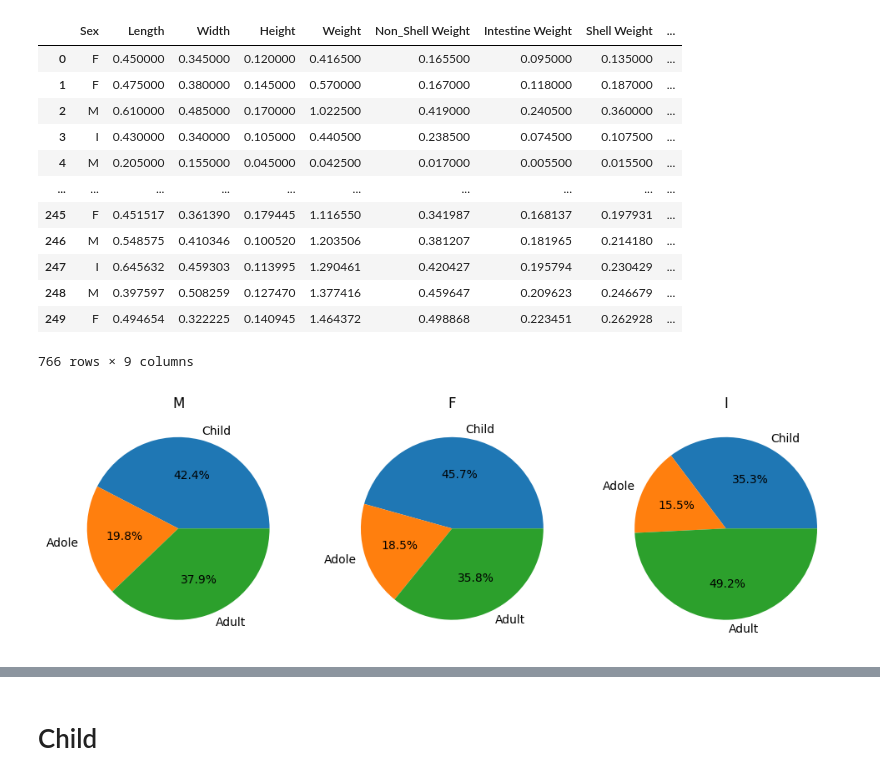
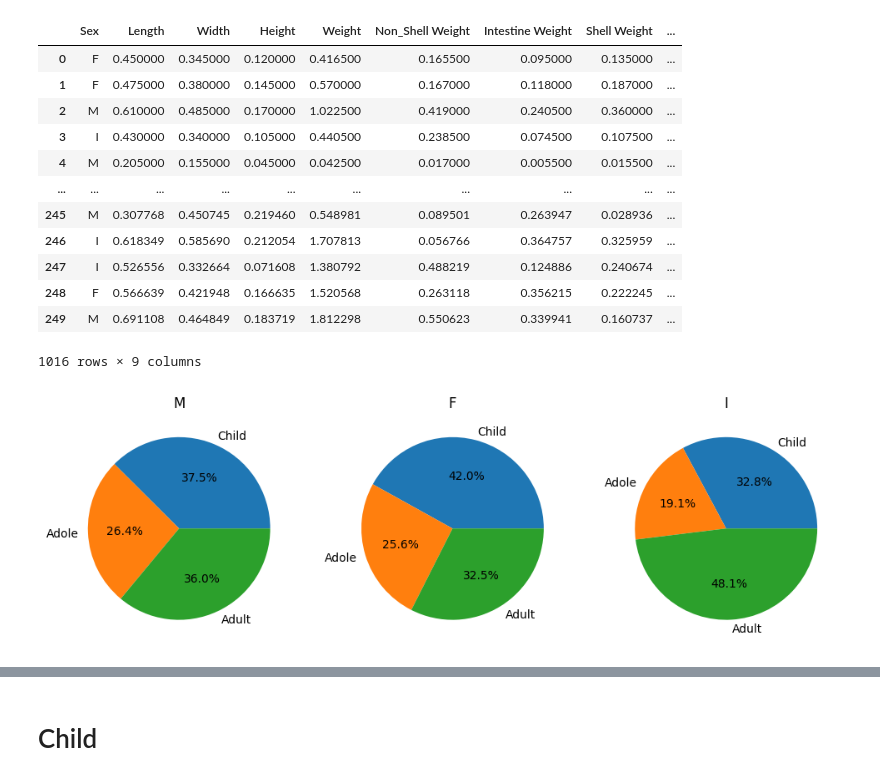
Before and after one commit to aalbayrak394/E2ML, a Jupyter notebook: notebooks/13_final_excercise/04_fourth_batch.ipynb, the cells around one changed output, grey strips where cells are left out. Drawn from its saved outputs; the diff is of its cells as text; code cells hidden in the pictures.

```diff
--- a/notebooks/13_final_excercise/04_fourth_batch.ipynb
+++ b/notebooks/13_final_excercise/04_fourth_batch.ipynb
@@ -5,26 +5,27 @@ import matplotlib.pyplot as plt
 # %%
 # Load new batch and concat with initial data
 batch_1 = pd.read_csv('../../data/batch1_albayrak_labels.csv')
 batch_2 = pd.read_csv('../../data/batch2_albayrak_labels.csv')
 batch_3 = pd.read_csv('../../data/batch3_albayrak_labels.csv')
+batch_4 = pd.read_csv('../../data/batch4_albayrak_labels.csv')
 initial_molluscs_data = pd.read_csv('../../data/initial_molluscs_data.csv')
-molluscs_df = pd.concat([initial_molluscs_data, batch_1, batch_2, batch_3])
+molluscs_df = pd.concat([initial_molluscs_data, batch_1, batch_2, batch_3, batch_4])
 
 molluscs_df
 # %% [output]
 |  | Sex | Length | Width | Height | Weight | Non_Shell Weight | Intestine Weight | Shell Weight | ... |
 | 0 | F | 0.450000 | 0.345000 | 0.120000 | 0.416500 | 0.165500 | 0.095000 | 0.135000 | ... |
 | 1 | F | 0.475000 | 0.380000 | 0.145000 | 0.570000 | 0.167000 | 0.118000 | 0.187000 | ... |
 | 2 | M | 0.610000 | 0.485000 | 0.170000 | 1.022500 | 0.419000 | 0.240500 | 0.360000 | ... |
 | 3 | I | 0.430000 | 0.340000 | 0.105000 | 0.440500 | 0.238500 | 0.074500 | 0.107500 | ... |
 | 4 | M | 0.205000 | 0.155000 | 0.045000 | 0.042500 | 0.017000 | 0.005500 | 0.015500 | ... |
 | ... | ... | ... | ... | ... | ... | ... | ... | ... | ... |
-| 245 | F | 0.451517 | 0.361390 | 0.179445 | 1.116550 | 0.341987 | 0.168137 | 0.197931 | ... |
-| 246 | M | 0.548575 | 0.410346 | 0.100520 | 1.203506 | 0.381207 | 0.181965 | 0.214180 | ... |
-| 247 | I | 0.645632 | 0.459303 | 0.113995 | 1.290461 | 0.420427 | 0.195794 | 0.230429 | ... |
-| 248 | M | 0.397597 | 0.508259 | 0.127470 | 1.377416 | 0.459647 | 0.209623 | 0.246679 | ... |
-| 249 | F | 0.494654 | 0.322225 | 0.140945 | 1.464372 | 0.498868 | 0.223451 | 0.262928 | ... |
+| 245 | M | 0.307768 | 0.450745 | 0.219460 | 0.548981 | 0.089501 | 0.263947 | 0.028936 | ... |
+| 246 | I | 0.618349 | 0.585690 | 0.212054 | 1.707813 | 0.056766 | 0.364757 | 0.325959 | ... |
+| 247 | I | 0.526556 | 0.332664 | 0.071608 | 1.380792 | 0.488219 | 0.124886 | 0.240674 | ... |
+| 248 | F | 0.566639 | 0.421948 | 0.166635 | 1.520568 | 0.263118 | 0.356215 | 0.222245 | ... |
+| 249 | M | 0.691108 | 0.464849 | 0.183719 | 1.812298 | 0.550623 | 0.339941 | 0.160737 | ... |
-766 rows × 9 columns
+1016 rows × 9 columns
 # %%
 # Explore new data
 life_stages = ['Child', 'Adole', 'Adult']
@@ -43,7 +44,7 @@ for idx, s in enumerate(sexes):
 
 fig.savefig('../../results/plots/batch2/stage_of_life_batch1.jpg')
 # %% [output]
-[figure, old version]
+[figure, new version]
 # %%
 ratios = []
 for stage in life_stages:
```
Also changed, not shown: parts of 3 cells of this notebook, 1 other file.
